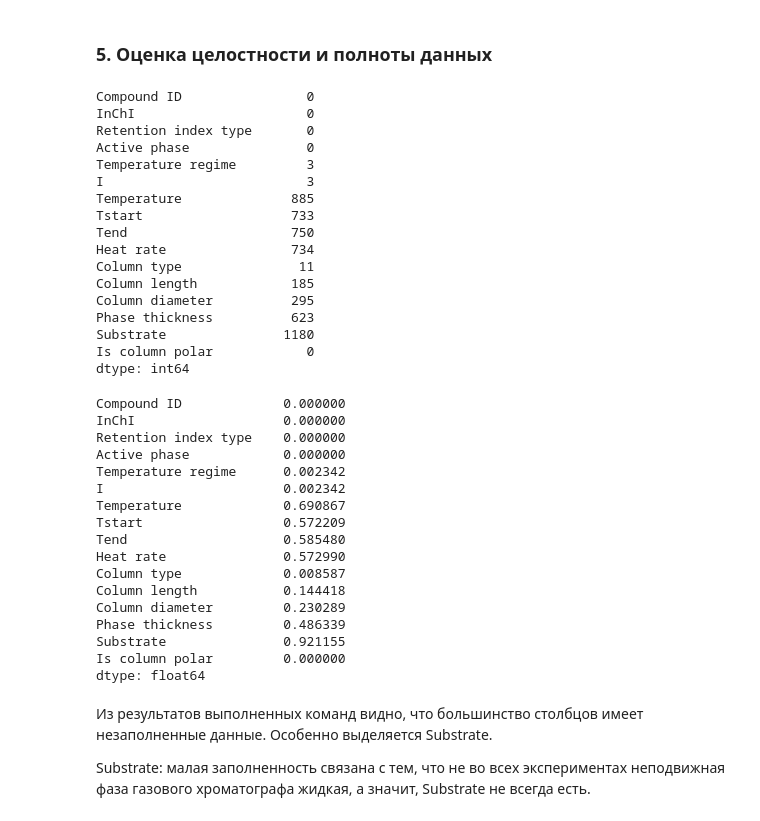
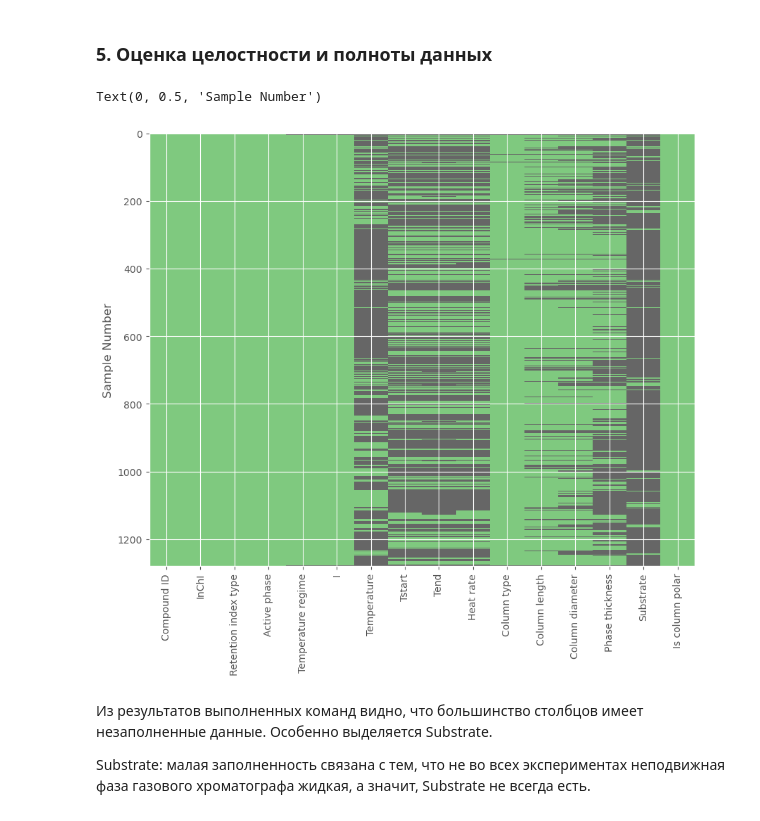
Before and after one commit to Eternal-insomnia/DDE-repo, a Jupyter notebook: notebooks/EDA.ipynb, the cells around one changed output. Drawn from its saved outputs; the diff is of its cells as text; code cells hidden in the pictures.

```diff
--- a/notebooks/EDA.ipynb
+++ b/notebooks/EDA.ipynb
@@ -86,45 +96,13 @@ memory usage: 70.6+ KB
 # %%
 # Подсчёт проопущенных значений по столбцам
 df.isna().sum()
+plt.figure(figsize=(10, 8))
+plt.imshow(df.isna(), aspect="auto", interpolation="nearest", cmap='Accent')
+plt.xticks(ticks=range(len(df.columns)), labels=list(df.columns), rotation=90)
+plt.ylabel("Sample Number")
 # %% [output]
-Compound ID                0
-InChI                      0
-Retention index type       0
-Active phase               0
-Temperature regime         3
-I                          3
-Temperature              885
-Tstart                   733
-Tend                     750
-Heat rate                734
-Column type               11
-Column length            185
-Column diameter          295
-Phase thickness          623
-Substrate               1180
-Is column polar            0
-dtype: int64
+Text(0, 0.5, 'Sample Number')
+[figure, added]
-# %%
-# Доля пропусков по столбцам
-df.isna().mean()
-# %% [output]
-Compound ID             0.000000
-InChI                   0.000000
-Retention index type    0.000000
-Active phase            0.000000
-Temperature regime      0.002342
-I                       0.002342
-Temperature             0.690867
-Tstart                  0.572209
-Tend                    0.585480
-Heat rate               0.572990
-Column type             0.008587
-Column length           0.144418
-Column diameter         0.230289
-Phase thickness         0.486339
-Substrate               0.921155
-Is column polar         0.000000
-dtype: float64
 # %% [markdown]
 Из результатов выполненных команд видно, что большинство столбцов имеет незаполненные данные. Особенно выделяется Substrate.
 
```
Also changed, not shown: parts of 9 cells of this notebook.
